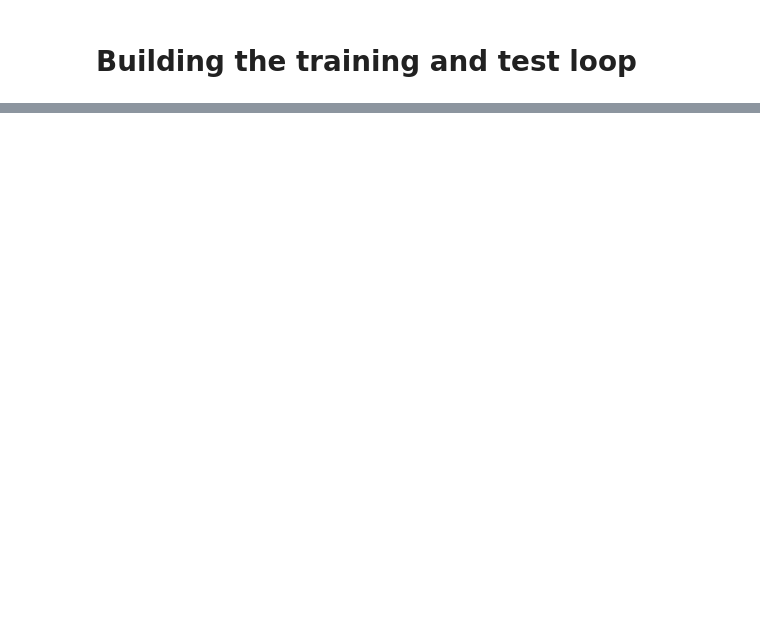
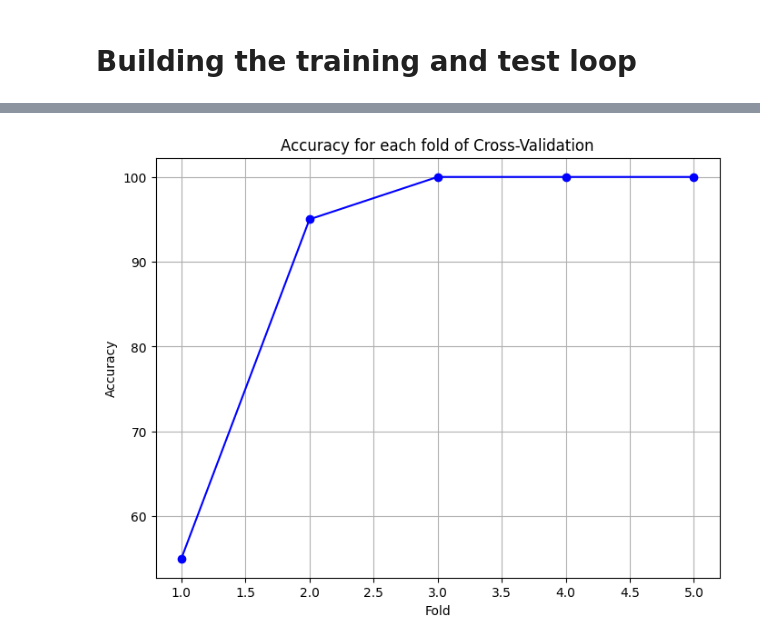
Before and after one commit to naoroha/Final-Project-Deep-Learning, a Jupyter notebook: DeepLearningFInalProject.ipynb, the cells around one changed output, grey strips where cells are left out. Cells and saved outputs as stored; diff of their text form; code cells hidden in the pictures; blank space fills up the shorter version.

```diff
--- a/DeepLearningFInalProject.ipynb
+++ b/DeepLearningFInalProject.ipynb
@@ -346,0 +636,15 @@ plt.show()
+# %%
+# check predictions on unseen data
+model_1.eval()
+with torch.inference_mode():
+  #1. Forward pass
+  test_logits = model_1(X_test).squeeze()
+  untrained_preds = torch.round(torch.sigmoid(test_logits))
+
+print(f"Length of predictions: {len(untrained_preds)}, Shape: {untrained_preds.shape}")
+print(f"Length of test samples: {len(y_test)}, Shape: {y_test.shape}")
+print(f"\n First 10 predictions:\n {untrained_preds} ")
+print(f"\n First 10 labels:\n {y_test} ")
+test_acc= accuarcy_fn(y_true=y_test,
+                              y_pred=untrained_preds)
+print(f"\n accuracy: {test_acc:.2f}")
@@ -346,0 +699,80 @@ plt.show()
+# %%
+# Setup the loss function, the mission is to classify, so we will might want to use cross-entropy
+loss_fn= nn.BCEWithLogitsLoss() # BCEWithLogitLoss = sgmoid activation function built-in
+
+optimizer = torch.optim.Adam(params=model_2.parameters(), lr=0.001)
+# %%
+# We will now use the same model but in Cross-Validation approach
+from sklearn.model_selection import KFold
+import matplotlib.pyplot as plt
+import numpy as np
+
+
+torch.manual_seed(42)
+k = 5
+
+# Initialize a KFold object
+kf = KFold(n_splits=k, shuffle=True, random_state=42)
+epoches = 150
+
+accuracy_scores = []
+i=0
+
+# Perform k-fold cross-validation
+for train_index, test_index in kf.split(X_train):
+    i+=1
+    X_fold_train, X_validation = X_train[train_index].to(device), X_train[test_index].to(device)
+    y_fold_train, y_validation = y_train[train_index].to(device), y_train[test_index].to(device)
+
+    # Build training and evaluation loop
+    for epoch in range(epoches):
+      ###Training
+      model_2.train()
+
+      # 1. Forward pass
+      y_logits = model_2(X_fold_train).squeeze()
+      y_pred = torch.round(torch.sigmoid(y_logits)) # raw logits -> predoction propabilities -> prediction labels
+
+      #Calculate the loss
+      '''
+      nn.BCELoss insted of nn.BCEWithLogitsLoss
+        loss = loss_fn(torch.sigmoid(y_logits)
+                        ,y_train)
+      '''
+      train_loss = loss_fn(y_logits,
+                    y_fold_train)
+      train_acc = accuarcy_fn(y_true=y_fold_train,
+                        y_pred=y_pred)
+      # 3.Optimize zero grad
+      optimizer.zero_grad()
+
+      # 4. Loss backward
+      train_loss.backward()
+
+      # 5. Optimizer step
+      optimizer.step()
+
+      ###testing
+      model_2.eval()
+      with torch.inference_mode():
+        #1. Forward pass
+        test_logits = model_2(X_validation).squeeze()
+        test_pred = torch.round(torch.sigmoid(test_logits))
+
+        #2. Calculate test loss and acc
+        test_loss= loss_fn(test_logits,
+                          y_validation)
+        test_acc= accuarcy_fn(y_true=y_validation,
+                              y_pred=test_pred)
+    accuracy_scores.append(test_acc)
+    print(f"Fold= {i} | Train_Loss = {train_loss:.5f} |  Train_Accuarcy = {train_acc:.2f} | Test_Loss = {test_loss:.5f} | Test_Accuracy = {test_acc:.2f}")
+
+# Plot the performance metric for each fold
+plt.figure(figsize=(8, 6))
+plt.plot(np.arange(1, k+1), accuracy_scores, marker='o', linestyle='-', color='b')
+plt.xlabel('Fold')
+plt.ylabel('Accuracy')
+plt.title('Accuracy for each fold of Cross-Validation')
+plt.grid(True)
+plt.show()
+# %% [output]
@@ -346,0 +784 @@ plt.show()
+[figure, added]
```
Also changed, not shown: parts of 52 cells of this notebook.
